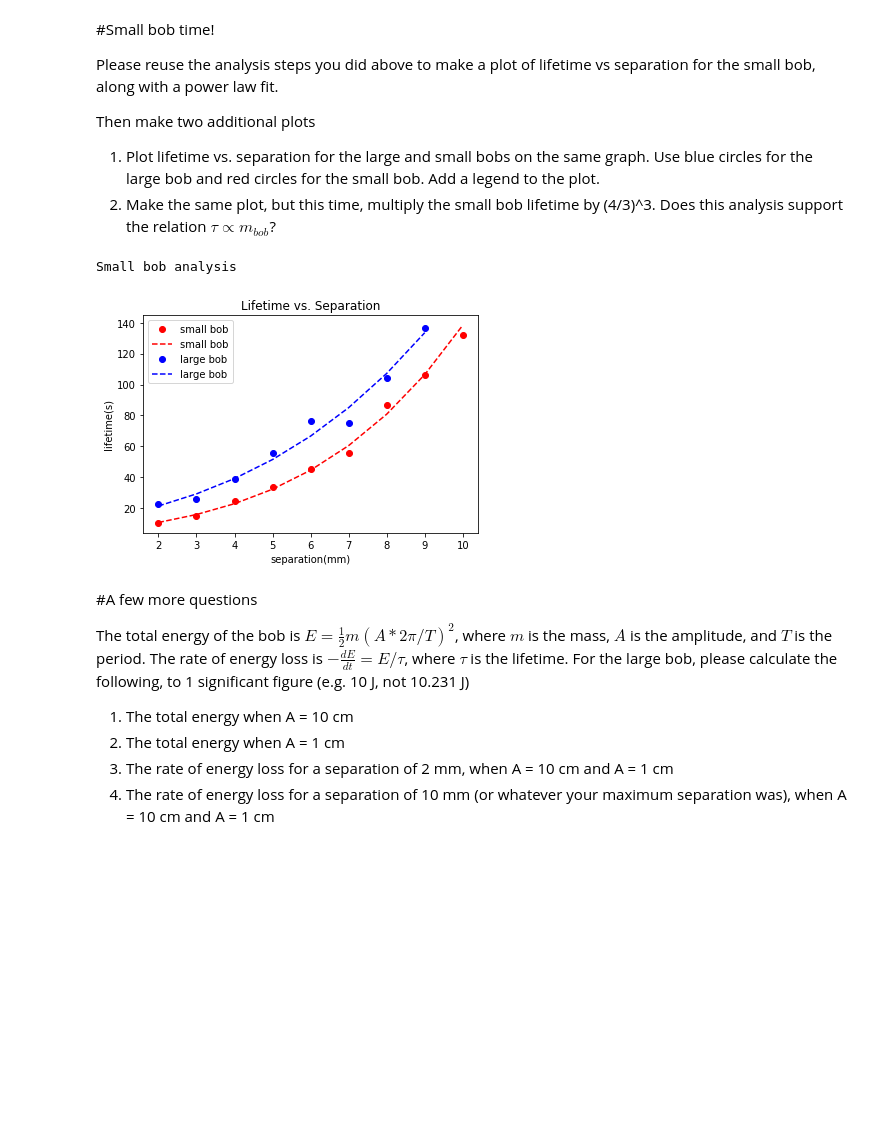
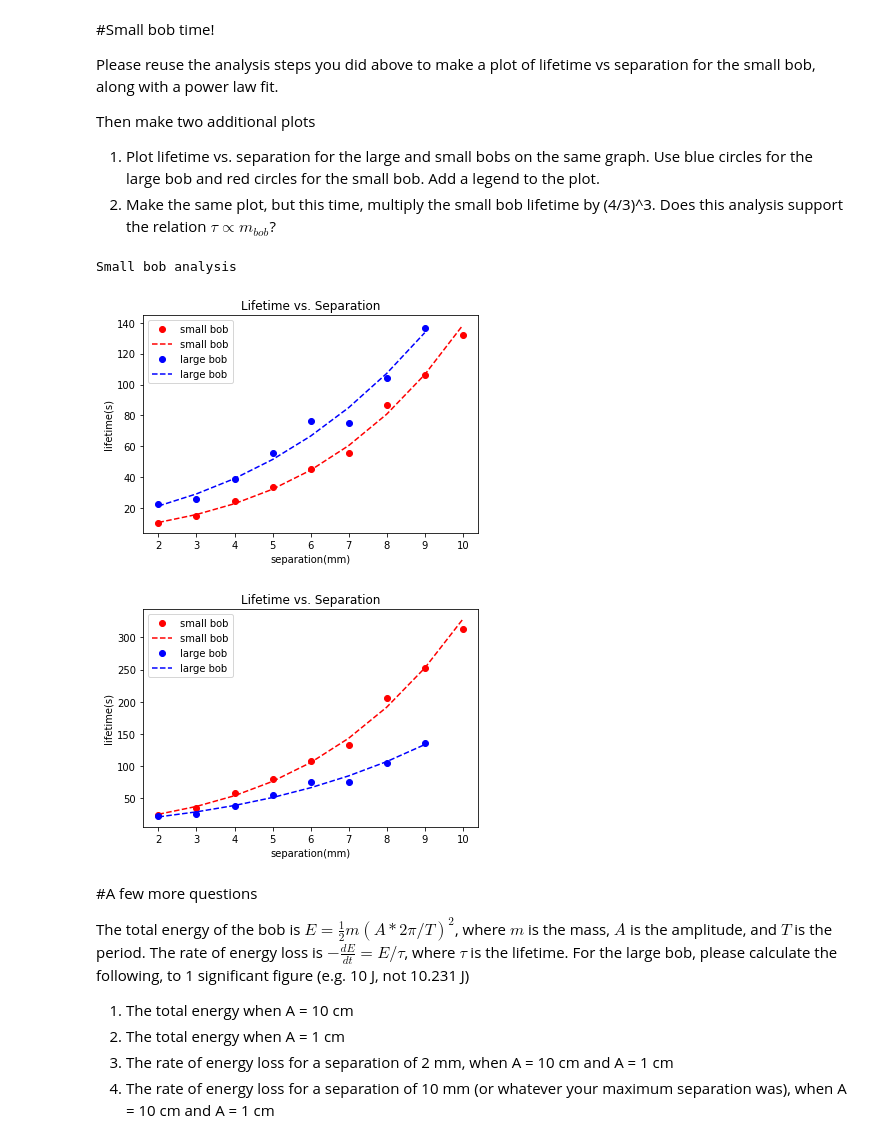
Before and after one commit to NYUExperimentalPhysics1-2021/labanalysis2-k1arac, a Jupyter notebook: LabAnalysis2.ipynb, the cells around one changed output. Drawn from its saved outputs; the diff is of its cells as text; code cells hidden in the pictures; blank space fills up the shorter version.

```diff
--- a/LabAnalysis2.ipynb
+++ b/LabAnalysis2.ipynb
@@ -518,33 +518,73 @@ for i in range(len(sm_dir)):
           lifetime.append(-1/b)
       initial_lifetime = np.median(lifetime)
       maxtime[i] = initial_lifetime*1.5
       lifetime = []
 
     for file in smallAmplitude[key]:
       time, slope, number = loadAmpltidueFile(file, maxTime = maxtime[i])
       if (len(time) > 4):
         a,b,*_ = fitExponential(time-time[0], slope)
         lifetime.append(-1/b)
     sm_tau[i] =  np.mean(lifetime) #CODE 15: calculate mean of lifetime list
     sm_tau_sigma[i] = np.std(lifetime,ddof=1)
     sm_tau_sem[i] = sm_tau_sigma[i] / np.sqrt(len(lifetime))#CODE 16: sm_tau_sigma[i] / square root of the number of elements in the lifetime list
 
 x1 = np.log(np.array(sm_h) + h0)
 y1 = np.log(sm_tau)
 
 m1,b1,yfit1 = fitLine(x1, y1)#CODE 24: fit to a line y = mx + b
 sm_taufit = np.exp(yfit1)
 
 plt.plot(sm_h, sm_tau, 'ro', sm_h, np.exp(yfit1), 'r--', label='small bob')
 plt.plot(lg_h, lg_tau, 'bo', lg_h, np.exp(yfit), 'b--', label='large bob')
 plt.xlabel('separation(mm)')
 plt.ylabel('lifetime(s)')
 plt.title("Lifetime vs. Separation")
 plt.legend()
 plt.show()
+
+#2
+for i in range(len(sm_dir)):
+    key = sm_dir[i]
+    lifetime = []
+    #if maxtime isn't defined, then calculate lifetime and use 1.5 lifetimes as the max time
+    if (maxtime[i] <= 0):
+      for file in smallAmplitude[key]:
+        time, slope, number = loadAmpltidueFile(file)
+        if (len(time) > 4):
+          #CODE 14: two lines, calculate exponential fit of slope to time - time[0] and append -1/b to lifetime list
+          a,b,*_ = fitExponential(time-time[0], slope)
+          lifetime.append((-1/b)*((4/3)**3))
+      initial_lifetime = np.median(lifetime)
+      maxtime[i] = initial_lifetime*1.5
+      lifetime = []
+
+    for file in smallAmplitude[key]:
+      time, slope, number = loadAmpltidueFile(file, maxTime = maxtime[i])
+      if (len(time) > 4):
+        a,b,*_ = fitExponential(time-time[0], slope)
+        lifetime.append((-1/b)*((4/3)**3))
+    sm_tau[i] =  np.mean(lifetime) #CODE 15: calculate mean of lifetime list
+    sm_tau_sigma[i] = np.std(lifetime,ddof=1)
+    sm_tau_sem[i] = sm_tau_sigma[i] / np.sqrt(len(lifetime))#CODE 16: sm_tau_sigma[i] / square root of the number of elements in the lifetime list
+
+x1 = np.log(np.array(sm_h) + h0)
+y1 = np.log(sm_tau)
+
+m1,b1,yfit1 = fitLine(x1, y1)#CODE 24: fit to a line y = mx + b
+sm_taufit = np.exp(yfit1)
+
+plt.plot(sm_h, sm_tau, 'ro', sm_h, np.exp(yfit1), 'r--', label='small bob')
+plt.plot(lg_h, lg_tau, 'bo', lg_h, np.exp(yfit), 'b--', label='large bob')
+plt.xlabel('separation(mm)')
+plt.ylabel('lifetime(s)')
+plt.title("Lifetime vs. Separation")
+plt.legend()
+plt.show()
 # %% [output]
 Small bob analysis
 [figure]
+[figure, added]
 # %% [markdown]
 #A few more questions
 
```
